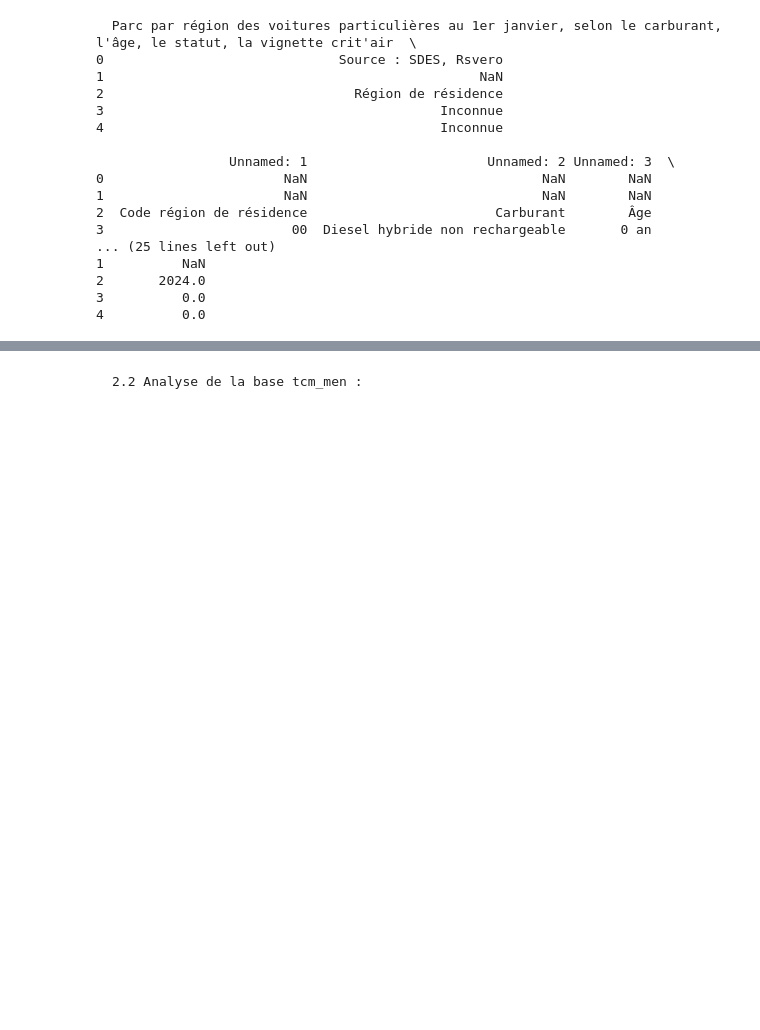
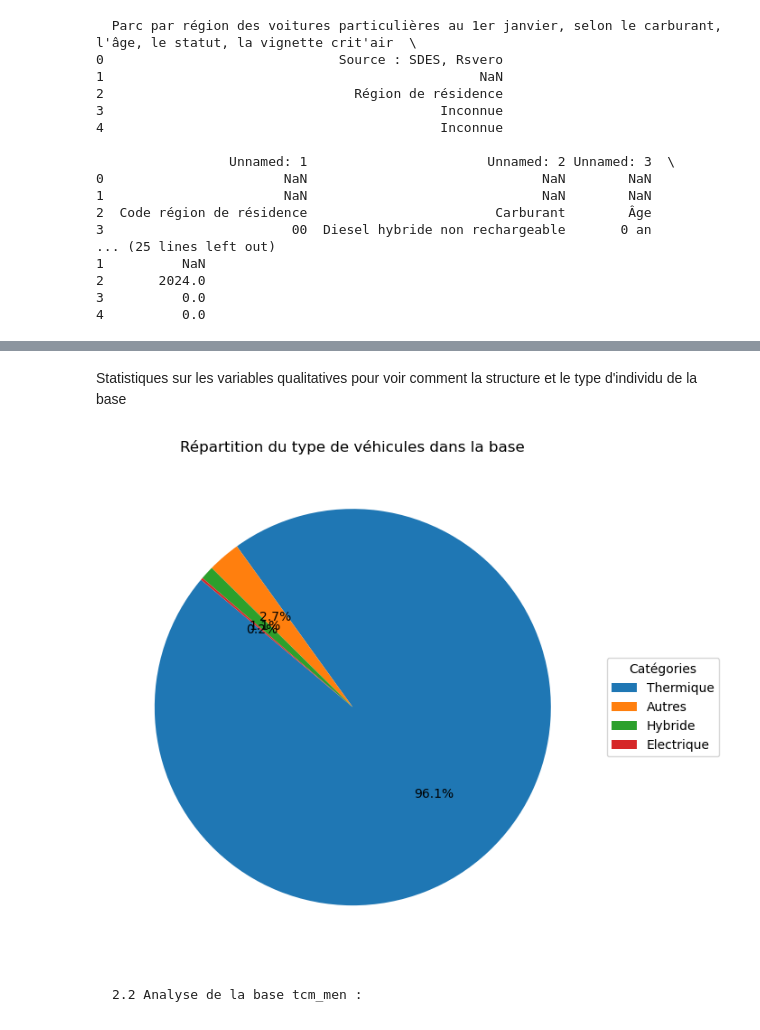
Before and after one commit to HugoMorand/Statapp, a Jupyter notebook: StatDes/StatDes.ipynb, the cells around one changed output, grey strips where cells are left out. Saved outputs shown, nothing was run; the diff lists cells and outputs as text; code cells hidden in the pictures; blank space fills up the shorter version.

Commit message:
1er graphe

```diff
--- a/StatDes/StatDes.ipynb
+++ b/StatDes/StatDes.ipynb
@@ -95,3 +123,21 @@ Index(['IDENT_NUMVEH', 'IDENT_MEN', 'NUM_VEH', 'pond_veh', 'KVROUL',
+# %% [markdown]
+Statistiques sur les variables qualitatives pour voir comment la structure et le type d'individu de la base
+# %%
+# Compter les fréquences de chaque type d'énergie
+frequences = df_voit["energie_groupe"].value_counts()
+
+# Créer le camembert sans les étiquettes (labels)
+plt.figure(figsize=(8, 6))
+plt.pie(frequences, autopct='%1.1f%%', startangle=140)
+
+# Ajouter la légende à côté
+plt.legend(frequences.index, title="Catégories", loc="center left", bbox_to_anchor=(1, 0.5))
+
+plt.title("Répartition du type de véhicules dans la base")
+plt.tight_layout()  # Ajuste automatiquement l'espace pour éviter les chevauchements
+plt.show()
+# %% [output]
+[figure, added]
 # %% [markdown]
     2.2 Analyse de la base tcm_men :
 # %%
```
Also changed, not shown: parts of 7 cells of this notebook.
